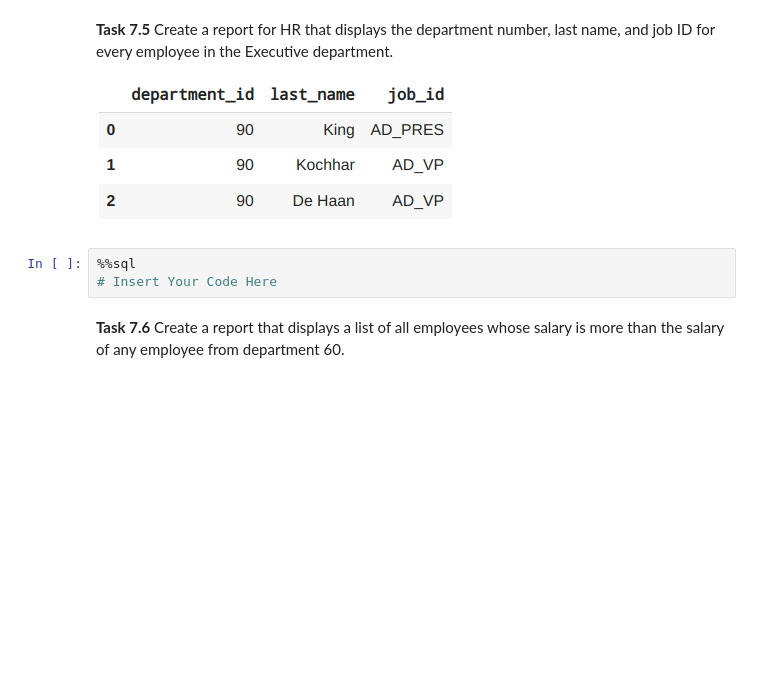
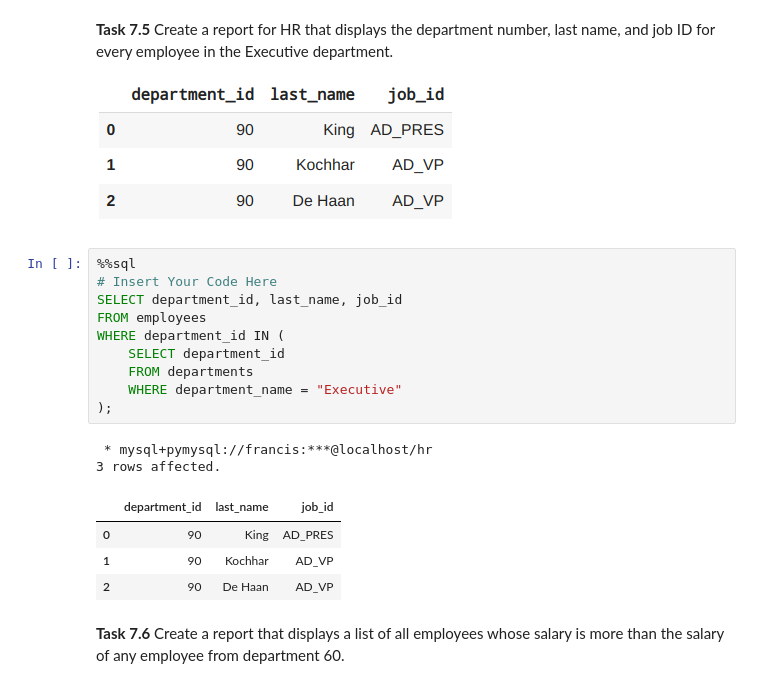
Before and after one commit to Ckodrad/CM3010-Database-Labs, a Jupyter notebook: Labs/MySQL Hand-On Lab.ipynb, the cells around one changed output. Cells and saved outputs as stored; diff of their text form; blank space fills up the shorter version.

```diff
--- a/Labs/MySQL Hand-On Lab.ipynb
+++ b/Labs/MySQL Hand-On Lab.ipynb
@@ -918,9 +941,23 @@ WHERE department_id IN (
 **Task 7.5** Create a report for HR that displays the department number, last name, and job ID for every employee in the Executive department.
 
 ![image.png](embedded-picture-1)
-# %%
-%%sql
-# Insert Your Code Here
+# %%
+%%sql
+# Insert Your Code Here
+SELECT department_id, last_name, job_id
+FROM employees
+WHERE department_id IN (
+    SELECT department_id
+    FROM departments
+    WHERE department_name = "Executive"
+);
+# %% [output]
+ * mysql+pymysql://francis:***@localhost/hr
+3 rows affected.
+|  | department_id | last_name | job_id |
+| 0 | 90 | King | AD_PRES |
+| 1 | 90 | Kochhar | AD_VP |
+| 2 | 90 | De Haan | AD_VP |
 # %% [markdown]
 **Task 7.6** Create a report that displays a list of all employees whose salary is more than the salary of any employee from department 60.
 
```
Also changed, not shown: parts of 3 cells of this notebook.
